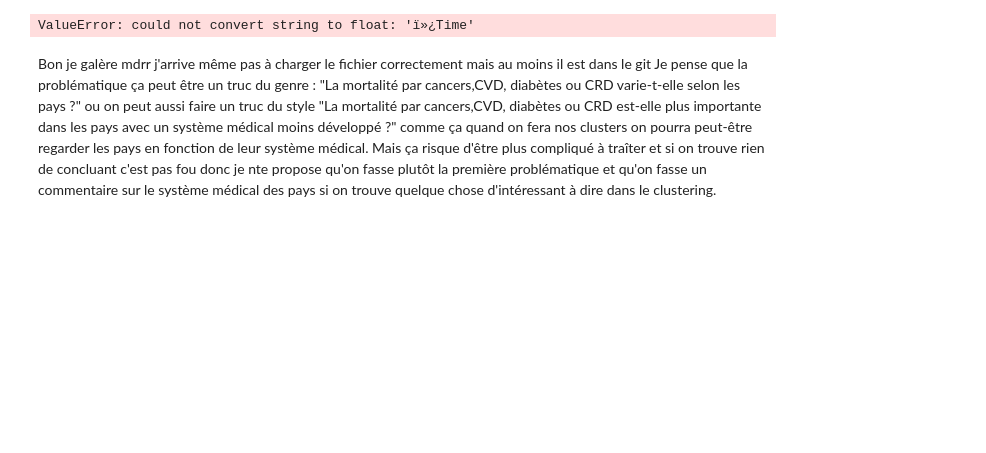
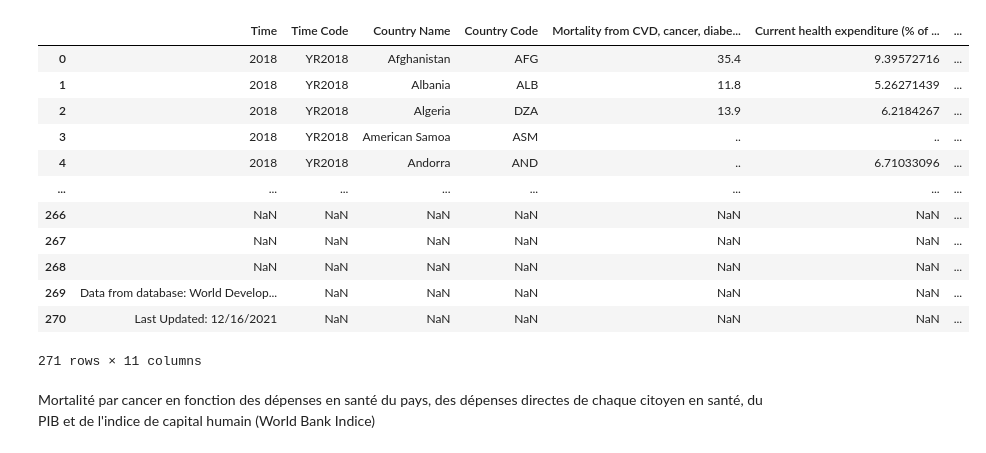
Before and after one commit to DangerousWizardry/ProjetIA, a Jupyter notebook: ProjetIA.ipynb, the cells around one changed output. Drawn from its saved outputs; the diff is of its cells as text; code cells hidden in the pictures; blank space fills up the shorter version.

Commit message:
Importing and selecting the data part.1

```diff
--- a/ProjetIA.ipynb
+++ b/ProjetIA.ipynb
@@ -1,14 +1,22 @@
 # %%
 import pandas as pd
 import numpy as np
-# %%
-tab = np.loadtxt('Mortality_from_CVD,_cancer,_diabetes_or_CRD_between_exact_ages_30_and_70_percents.txt')
-tab
-# %% [output]
-ValueError: could not convert string to float: 'ï»¿Time'
-# %% [markdown]
-Bon je galère mdrr j'arrive même pas à charger le fichier correctement mais au moins il est dans le git
-Je pense que la problématique ça peut être un truc du genre :
-"La mortalité par cancers,CVD, diabètes ou CRD varie-t-elle selon les pays ?"
-ou on peut aussi faire un truc du style "La mortalité par cancers,CVD, diabètes ou CRD est-elle plus importante dans les pays avec un système médical moins développé ?" comme ça quand on fera nos clusters on pourra peut-être regarder les pays en fonction de leur système médical.
-Mais ça risque d'être plus compliqué à traîter et si on trouve rien de concluant c'est pas fou donc je nte propose qu'on fasse plutôt la première problématique et qu'on fasse un commentaire sur le système médical des pays si on trouve quelque chose d'intéressant à dire dans le clustering.
+# %%
+data=pd.read_csv('data/wb_dataset.txt', sep='\t',header=0)
+data
+# %% [output]
+|  | Time | Time Code | Country Name | Country Code | Mortality from CVD, cancer, diabe... | Current health expenditure (% of ... | ... |
+| 0 | 2018 | YR2018 | Afghanistan | AFG | 35.4 | 9.39572716 | ... |
+| 1 | 2018 | YR2018 | Albania | ALB | 11.8 | 5.26271439 | ... |
+| 2 | 2018 | YR2018 | Algeria | DZA | 13.9 | 6.2184267 | ... |
+| 3 | 2018 | YR2018 | American Samoa | ASM | .. | .. | ... |
+| 4 | 2018 | YR2018 | Andorra | AND | .. | 6.71033096 | ... |
+| ... | ... | ... | ... | ... | ... | ... | ... |
+| 266 | NaN | NaN | NaN | NaN | NaN | NaN | ... |
+| 267 | NaN | NaN | NaN | NaN | NaN | NaN | ... |
+| 268 | NaN | NaN | NaN | NaN | NaN | NaN | ... |
+| 269 | Data from database: World Develop... | NaN | NaN | NaN | NaN | NaN | ... |
+| 270 | Last Updated: 12/16/2021 | NaN | NaN | NaN | NaN | NaN | ... |
+271 rows × 11 columns
+# %% [markdown]
+Mortalité par cancer en fonction des dépenses en santé du pays, des dépenses directes de chaque citoyen en santé, du PIB et de l'indice de capital humain (World Bank Indice)
```
Also changed, not shown: parts of 13 cells of this notebook, 2 other files.
